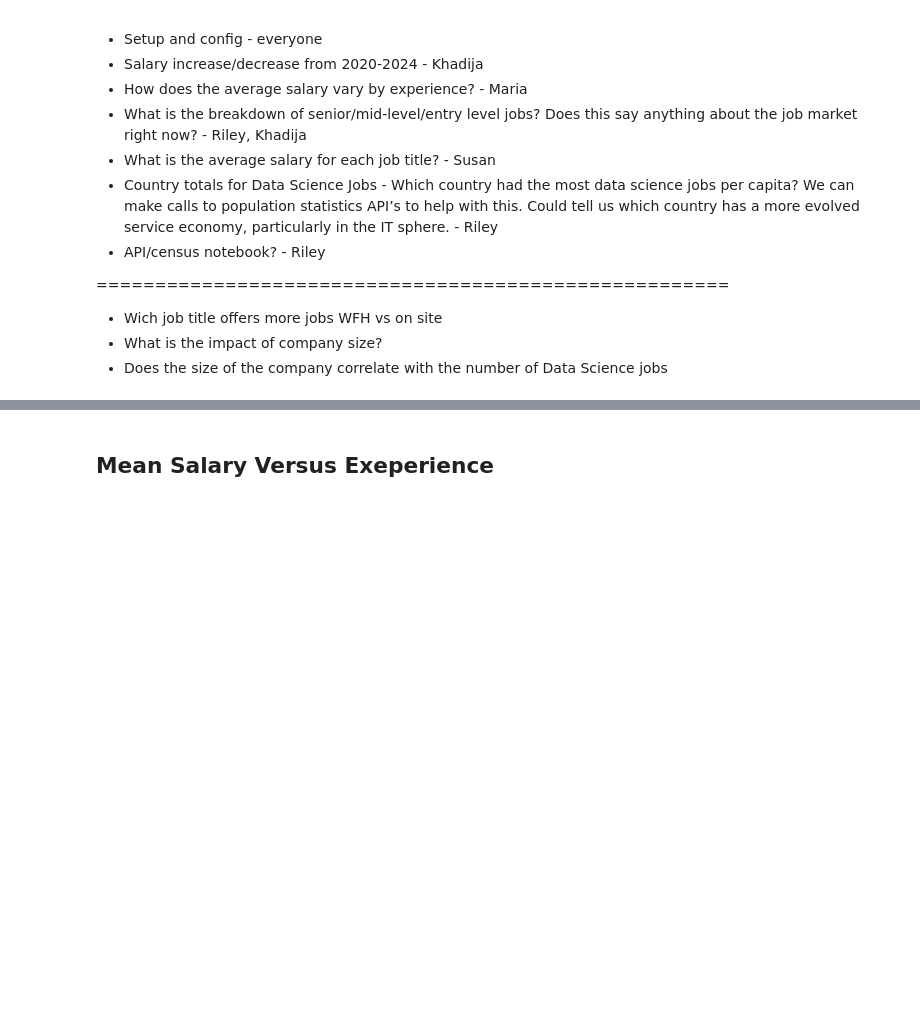
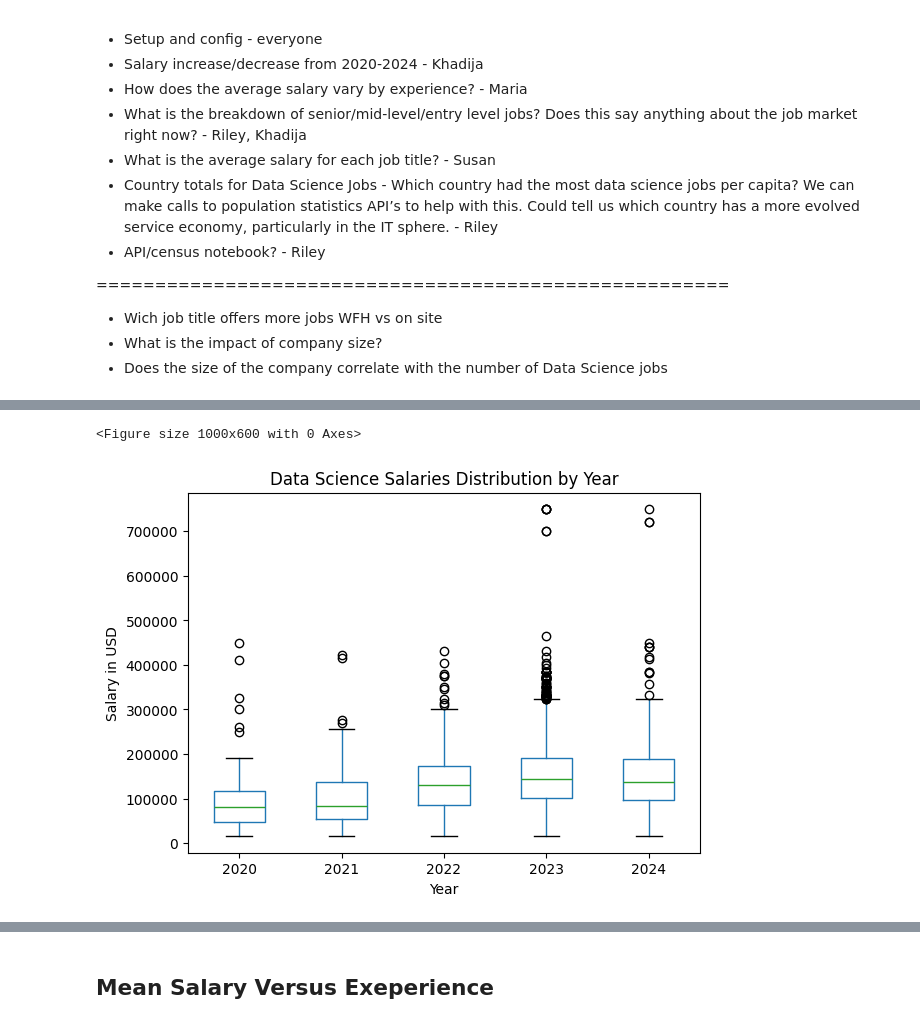
Before and after one commit to TaylorMater/UTA-DAB-Project-1, a Jupyter notebook: scripts/data_science_analysis.ipynb, the cells around one changed output, grey strips where cells are left out. Cells and saved outputs as stored; diff of their text form; code cells hidden in the pictures; blank space fills up the shorter version.

Commit message:
salary visualization

```diff
--- a/scripts/data_science_analysis.ipynb
+++ b/scripts/data_science_analysis.ipynb
@@ -41,0 +61,12 @@ data_science_salaries_df.head()
+# %%
+# Box plot
+plt.figure(figsize=(10, 6))
+data_science_salaries_df.boxplot(by='work_year', column='salary_in_usd', grid=False)
+plt.title('Data Science Salaries Distribution by Year')
+plt.xlabel('Year')
+plt.ylabel('Salary in USD')
+plt.suptitle('')
+plt.show()
+# %% [output]
+<Figure size 1000x600 with 0 Axes>
+[figure, added]
```
Also changed, not shown: parts of 12 cells of this notebook, 2 other files.
